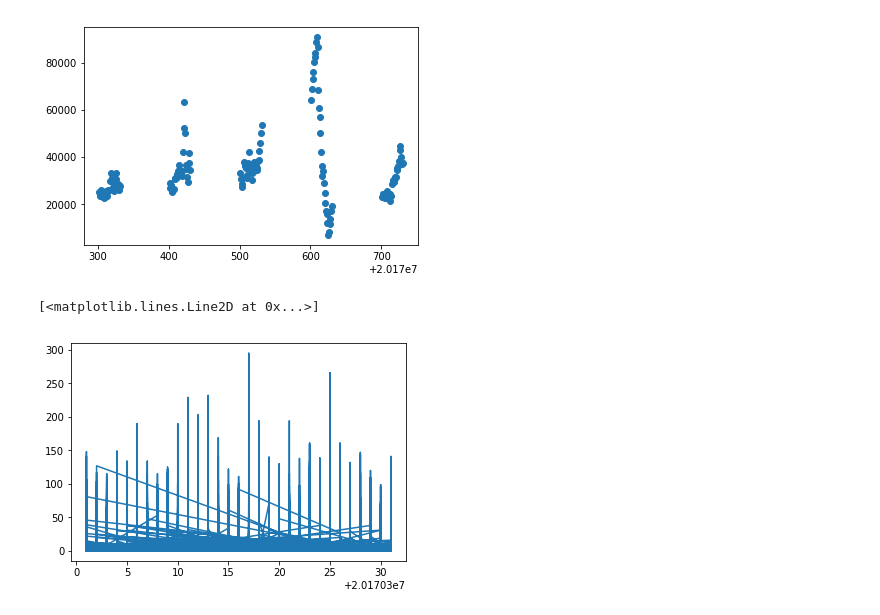
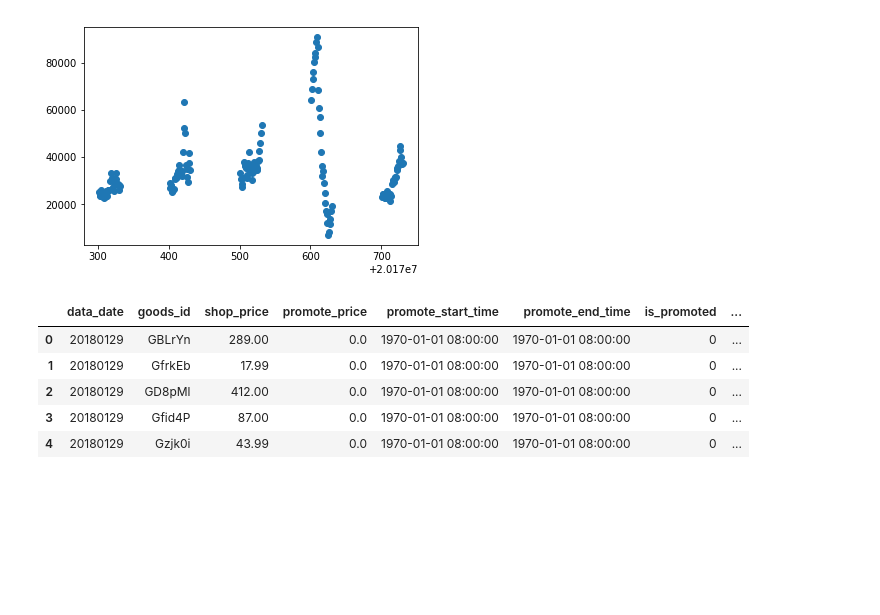
Before and after one commit to pjpjq/supply-chain-prediction-competition, a Jupyter notebook: notebooks/visualize_data.ipynb, the cells around one changed output. Drawn from its saved outputs; the diff is of its cells as text; code cells hidden in the pictures; blank space fills up the shorter version.

```diff
--- a/notebooks/visualize_data.ipynb
+++ b/notebooks/visualize_data.ipynb
@@ -117,9 +128,15 @@ plt.scatter(first2mons_daily_sum['data_date'], first2mons_daily_sum['sales_uv'])
 # %% [output]
 <matplotlib.collections.PathCollection at 0x...>
 [figure]
-# %%
-first2months = goodsdaily[goodsdaily['data_date'] < 20170400]
-plt.plot(first2months['data_date'], first2months['sales_uv'])
-# %% [output]
-[<matplotlib.lines.Line2D at 0x...>]
-[figure, removed]
+# %%
+goods_promote_price['start_time'] = goods_promote_price['promote_start_time'].apply(lambda x: int("".join(x.split(" ")[0].split("-"))))
+goods_promote_price['end_time'] = goods_promote_price['promote_end_time'].apply(lambda x: int("".join(x.split(" ")[0].split("-"))))
+goods_promote_price.head()
+# goods_promote_price.info()
+# %% [output]
+|  | data_date | goods_id | shop_price | promote_price | promote_start_time | promote_end_time | is_promoted | ... |
+| 0 | 20180129 | GBLrYn | 289.00 | 0.0 | 1970-01-01 08:00:00 | 1970-01-01 08:00:00 | 0 | ... |
+| 1 | 20180129 | GfrkEb | 17.99 | 0.0 | 1970-01-01 08:00:00 | 1970-01-01 08:00:00 | 0 | ... |
+| 2 | 20180129 | GD8pMl | 412.00 | 0.0 | 1970-01-01 08:00:00 | 1970-01-01 08:00:00 | 0 | ... |
+| 3 | 20180129 | Gfid4P | 87.00 | 0.0 | 1970-01-01 08:00:00 | 1970-01-01 08:00:00 | 0 | ... |
+| 4 | 20180129 | Gzjk0i | 43.99 | 0.0 | 1970-01-01 08:00:00 | 1970-01-01 08:00:00 | 0 | ... |
```
Also changed, not shown: parts of 9 cells of this notebook, 1 other file.
